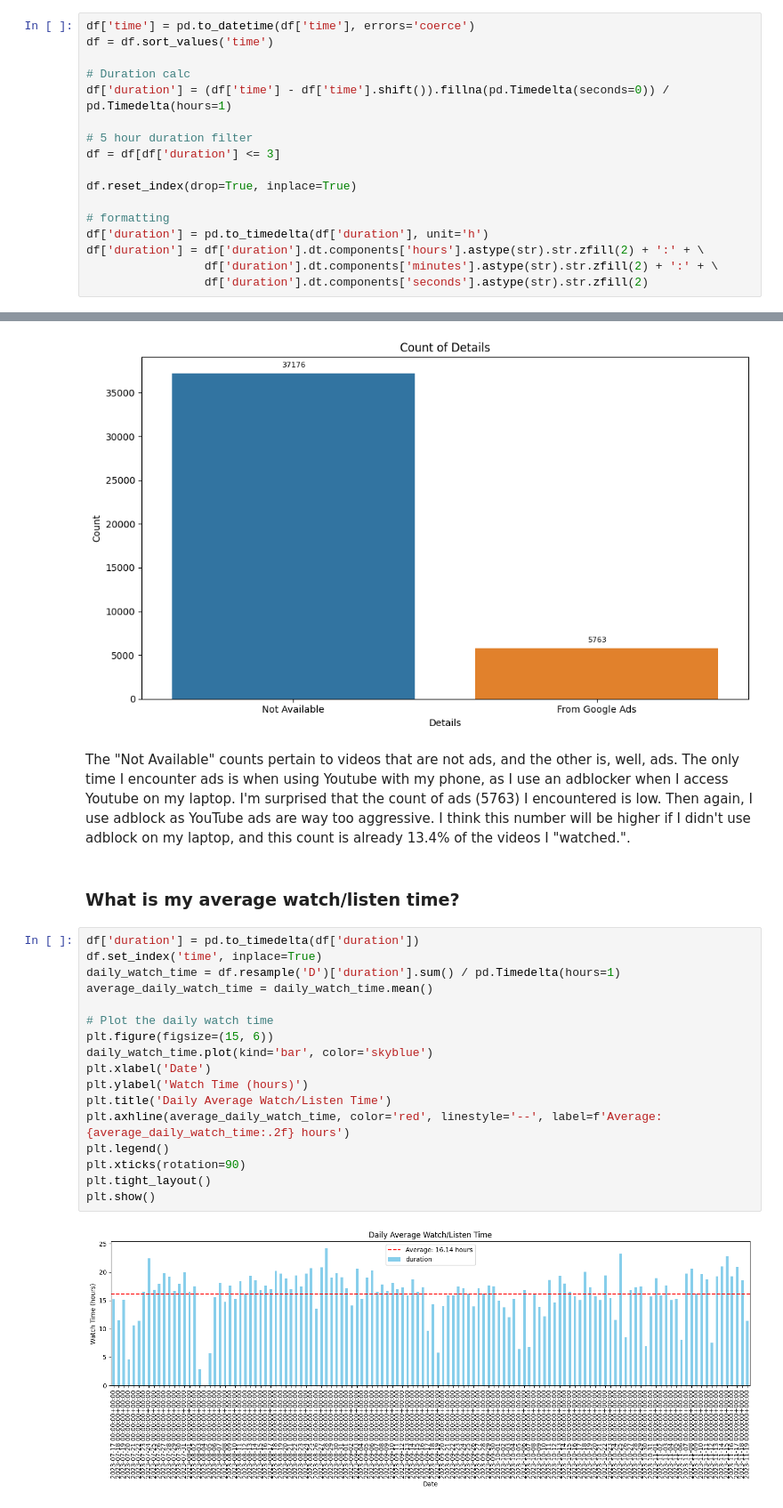
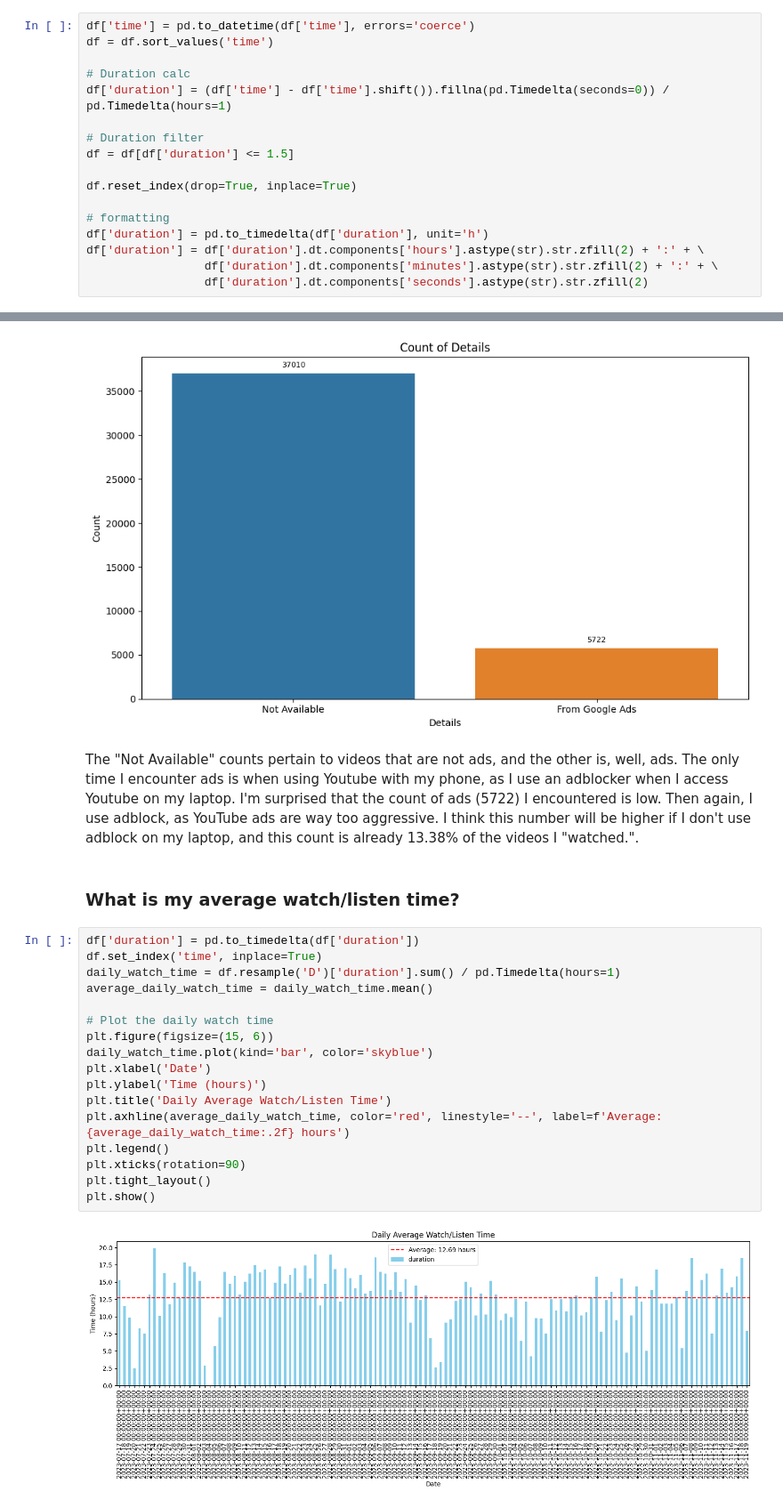
Before and after one commit to Kimchi21/Data-Analysis_Portfolio, a Jupyter notebook: Google Takeout/Python Notebooks/Youtube_Analysis.ipynb, the cells around one changed output, grey strips where cells are left out. Shown: that part at 89% size. Saved outputs shown, nothing was run; the diff lists cells and outputs as text.

Commit message:
Changed filter

```diff
--- a/Google Takeout/Python Notebooks/Youtube_Analysis.ipynb
+++ b/Google Takeout/Python Notebooks/Youtube_Analysis.ipynb
@@ -161,8 +163,8 @@ df = df.sort_values('time')
 # Duration calc
 df['duration'] = (df['time'] - df['time'].shift()).fillna(pd.Timedelta(seconds=0)) / pd.Timedelta(hours=1)
 
-# 5 hour duration filter
-df = df[df['duration'] <= 3]
+# Duration filter
+df = df[df['duration'] <= 1.5]
 
 df.reset_index(drop=True, inplace=True)
 
@@ -304,26 +306,26 @@ plt.show()
 # %% [output]
 [figure]
 # %% [markdown]
-The "Not Available" counts pertain to videos that are not ads, and the other is, well, ads. The only time I encounter ads is when using Youtube with my phone, as I use an adblocker when I access Youtube on my laptop. I'm surprised that the count of ads (5763) I encountered is low. Then again, I use adblock as YouTube ads are way too aggressive. I think this number will be higher if I didn't use adblock on my laptop, and this count is already 13.4% of the videos I "watched.".
+The "Not Available" counts pertain to videos that are not ads, and the other is, well, ads. The only time I encounter ads is when using Youtube with my phone, as I use an adblocker when I access Youtube on my laptop. I'm surprised that the count of ads (5722) I encountered is low. Then again, I use adblock, as YouTube ads are way too aggressive. I think this number will be higher if I don't use adblock on my laptop, and this count is already 13.38% of the videos I "watched.".
 # %% [markdown]
 ### What is my average watch/listen time?
 # %%
 df['duration'] = pd.to_timedelta(df['duration'])
 df.set_index('time', inplace=True)
 daily_watch_time = df.resample('D')['duration'].sum() / pd.Timedelta(hours=1)
 average_daily_watch_time = daily_watch_time.mean()
 
 # Plot the daily watch time
 plt.figure(figsize=(15, 6))
 daily_watch_time.plot(kind='bar', color='skyblue')
 plt.xlabel('Date')
-plt.ylabel('Watch Time (hours)')
+plt.ylabel('Time (hours)')
 plt.title('Daily Average Watch/Listen Time')
 plt.axhline(average_daily_watch_time, color='red', linestyle='--', label=f'Average: {average_daily_watch_time:.2f} hours')
 plt.legend()
 plt.xticks(rotation=90)
 plt.tight_layout()
 plt.show()
 # %% [output]
-[figure, old version]
+[figure, new version]
 # %% [markdown]
```
Also changed, not shown: parts of 7 cells of this notebook, 5 other files.
